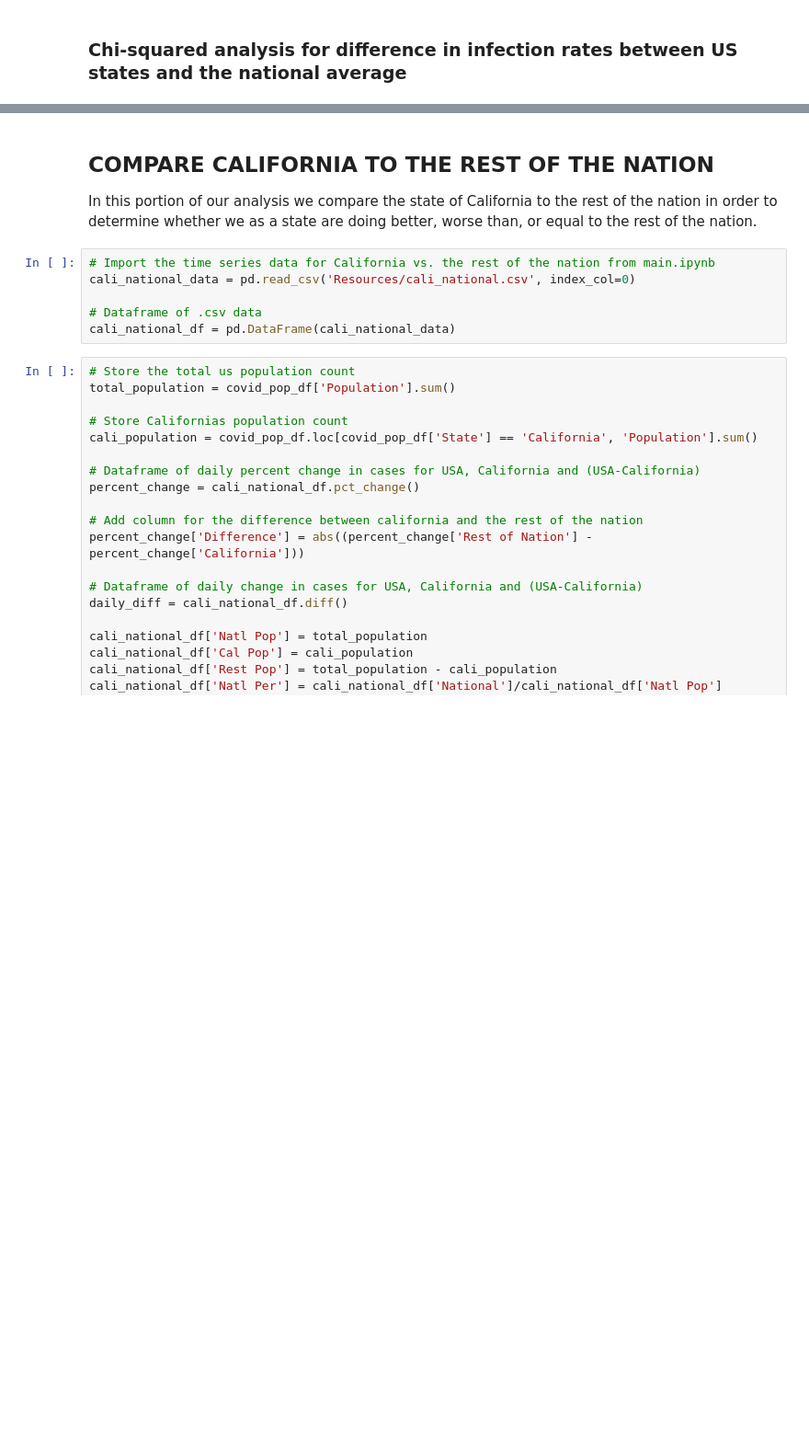
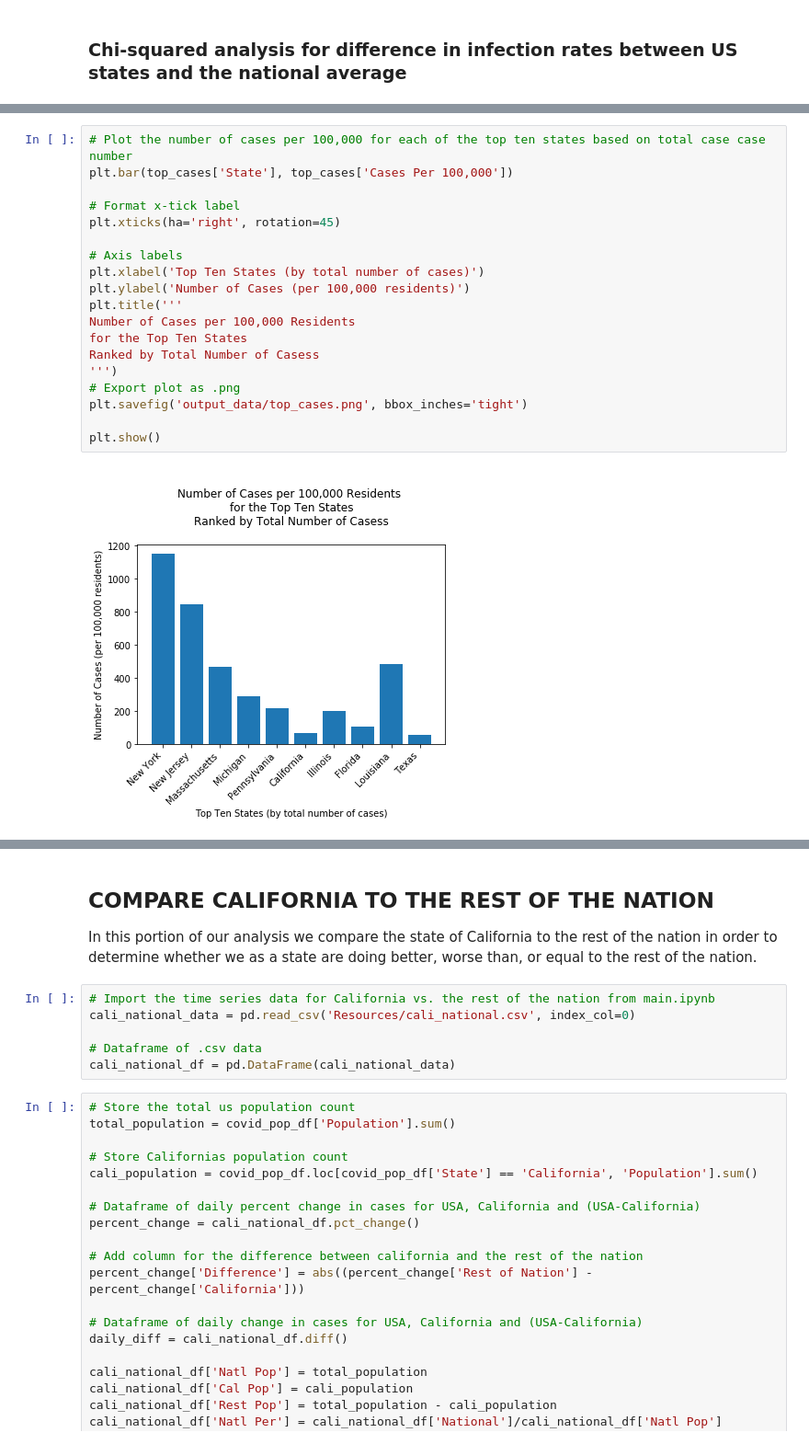
Before and after one commit to aaronrotman/project-one, a Jupyter notebook: analysis.ipynb, the cells around one changed output, grey strips where cells are left out. Shown at 92% size. Drawn from its saved outputs; the diff is of its cells as text; blank space fills up the shorter version.

Commit message:
Add bar charts for top ten states

```diff
--- a/analysis.ipynb
+++ b/analysis.ipynb
@@ -81,0 +111,21 @@ Now that we have determined that there is a significant difference between US st
+# %%
+# Plot the number of cases per 100,000 for each of the top ten states based on total case case number
+plt.bar(top_cases['State'], top_cases['Cases Per 100,000'])
+
+# Format x-tick label
+plt.xticks(ha='right', rotation=45)
+
+# Axis labels
+plt.xlabel('Top Ten States (by total number of cases)')
+plt.ylabel('Number of Cases (per 100,000 residents)')
+plt.title('''
+Number of Cases per 100,000 Residents
+for the Top Ten States
+Ranked by Total Number of Casess
+''')
+# Export plot as .png
+plt.savefig('output_data/top_cases.png', bbox_inches='tight')
+
+plt.show()
+# %% [output]
+[figure, added]
```
Also changed, not shown: parts of 6 cells of this notebook.
